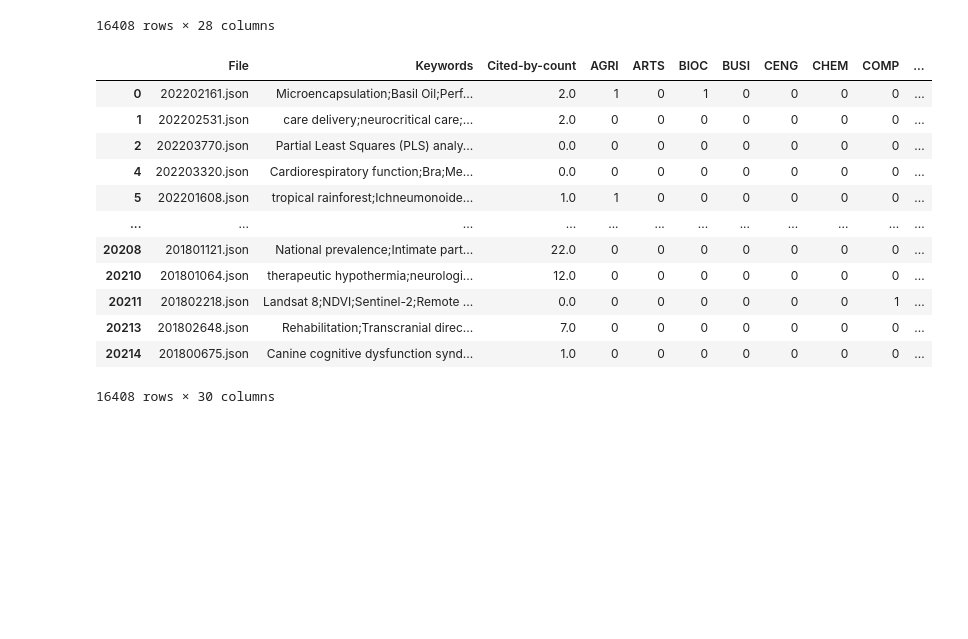
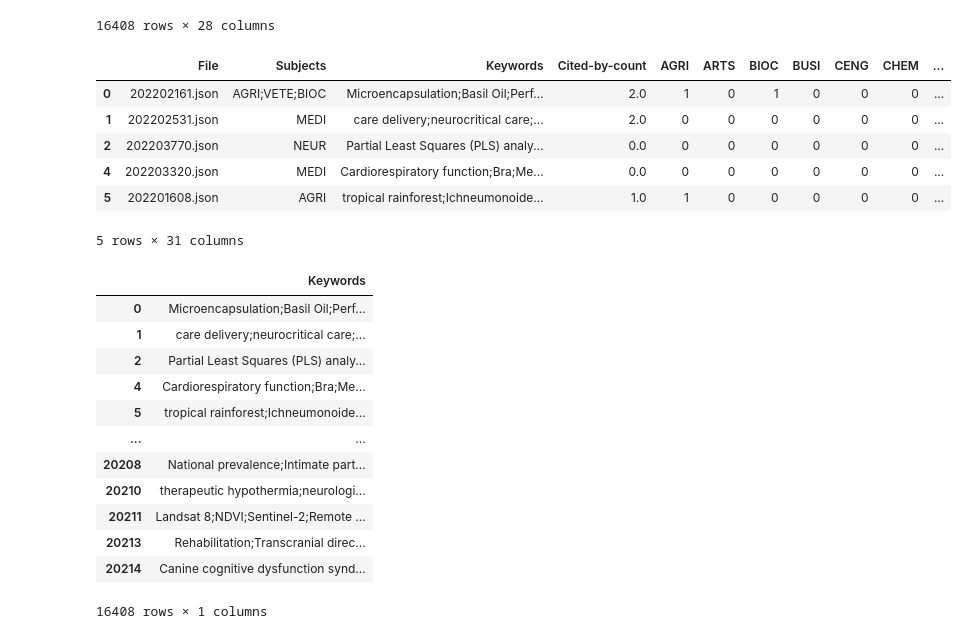
Before and after one commit to Mingpassawat/PaperRecommender, a Jupyter notebook: process.ipynb, the cells around one changed output. Saved outputs shown, nothing was run; the diff lists cells and outputs as text; code cells hidden in the pictures; blank space fills up the shorter version.

```diff
--- a/process.ipynb
+++ b/process.ipynb
@@ -76,20 +76,4 @@ df3
 | 20214 | VETE | 0 | 0 | 0 | 0 | 0 | 0 | 0 | 0 | 0 | ... | ... |
 16408 rows × 28 columns
 # %%
-df4 = pd.concat([df2,df3], axis=1)
+df4 = pd.concat([df2,df3.drop(columns=['Subjects'])], axis=1)
-# %%
-df4.drop(columns=['Subjects'])
-# %% [output]
-|  | File | Keywords | Cited-by-count | AGRI | ARTS | BIOC | BUSI | CENG | CHEM | COMP | ... |
-| 0 | 202202161.json | Microencapsulation;Basil Oil;Perf... | 2.0 | 1 | 0 | 1 | 0 | 0 | 0 | 0 | ... |
-| 1 | 202202531.json | care delivery;neurocritical care;... | 2.0 | 0 | 0 | 0 | 0 | 0 | 0 | 0 | ... |
-| 2 | 202203770.json | Partial Least Squares (PLS) analy... | 0.0 | 0 | 0 | 0 | 0 | 0 | 0 | 0 | ... |
-| 4 | 202203320.json | Cardiorespiratory function;Bra;Me... | 0.0 | 0 | 0 | 0 | 0 | 0 | 0 | 0 | ... |
-| 5 | 202201608.json | tropical rainforest;Ichneumonoide... | 1.0 | 1 | 0 | 0 | 0 | 0 | 0 | 0 | ... |
-| ... | ... | ... | ... | ... | ... | ... | ... | ... | ... | ... | ... |
-| 20208 | 201801121.json | National prevalence;Intimate part... | 22.0 | 0 | 0 | 0 | 0 | 0 | 0 | 0 | ... |
-| 20210 | 201801064.json | therapeutic hypothermia;neurologi... | 12.0 | 0 | 0 | 0 | 0 | 0 | 0 | 0 | ... |
-| 20211 | 201802218.json | Landsat 8;NDVI;Sentinel-2;Remote ... | 0.0 | 0 | 0 | 0 | 0 | 0 | 0 | 1 | ... |
-| 20213 | 201802648.json | Rehabilitation;Transcranial direc... | 7.0 | 0 | 0 | 0 | 0 | 0 | 0 | 0 | ... |
-| 20214 | 201800675.json | Canine cognitive dysfunction synd... | 1.0 | 0 | 0 | 0 | 0 | 0 | 0 | 0 | ... |
-16408 rows × 30 columns
@@ -97,0 +80,28 @@ print("ljhdosijldfls")
+# %%
+df4.head()
+# %% [output]
+|  | File | Subjects | Keywords | Cited-by-count | AGRI | ARTS | BIOC | BUSI | CENG | CHEM | ... |
+| 0 | 202202161.json | AGRI;VETE;BIOC | Microencapsulation;Basil Oil;Perf... | 2.0 | 1 | 0 | 1 | 0 | 0 | 0 | ... |
+| 1 | 202202531.json | MEDI | care delivery;neurocritical care;... | 2.0 | 0 | 0 | 0 | 0 | 0 | 0 | ... |
+| 2 | 202203770.json | NEUR | Partial Least Squares (PLS) analy... | 0.0 | 0 | 0 | 0 | 0 | 0 | 0 | ... |
+| 4 | 202203320.json | MEDI | Cardiorespiratory function;Bra;Me... | 0.0 | 0 | 0 | 0 | 0 | 0 | 0 | ... |
+| 5 | 202201608.json | AGRI | tropical rainforest;Ichneumonoide... | 1.0 | 1 | 0 | 0 | 0 | 0 | 0 | ... |
+5 rows × 31 columns
+# %%
+df5= pd.DataFrame(df4['Keywords'])
+
+df5
+# %% [output]
+|  | Keywords |
+| 0 | Microencapsulation;Basil Oil;Perf... |
+| 1 | care delivery;neurocritical care;... |
+| 2 | Partial Least Squares (PLS) analy... |
+| 4 | Cardiorespiratory function;Bra;Me... |
+| 5 | tropical rainforest;Ichneumonoide... |
+| ... | ... |
+| 20208 | National prevalence;Intimate part... |
+| 20210 | therapeutic hypothermia;neurologi... |
+| 20211 | Landsat 8;NDVI;Sentinel-2;Remote ... |
+| 20213 | Rehabilitation;Transcranial direc... |
+| 20214 | Canine cognitive dysfunction synd... |
+16408 rows × 1 columns
```
Also changed, not shown: parts of 10 cells of this notebook.
